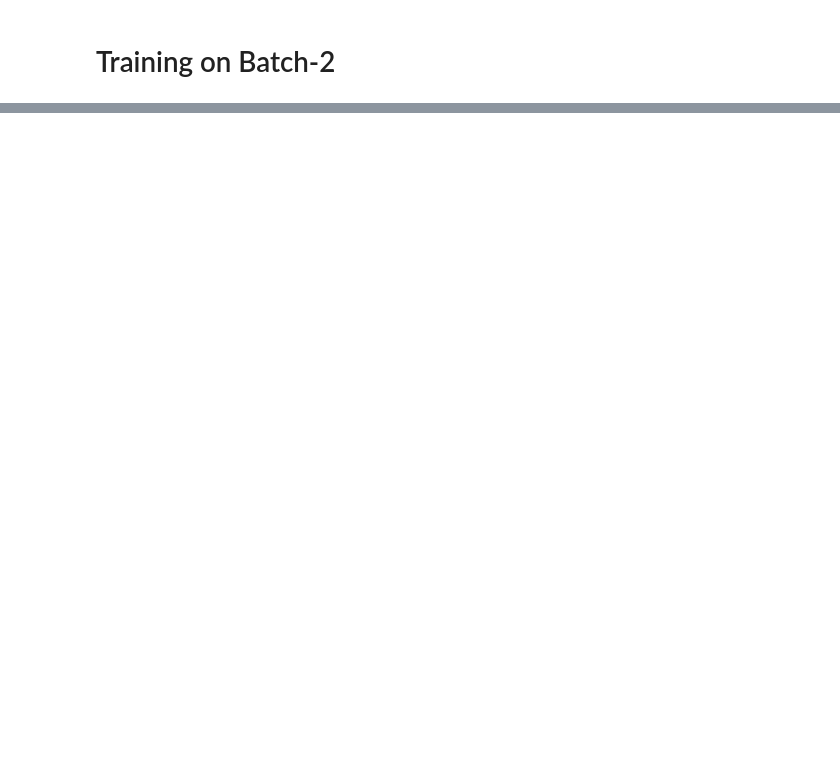
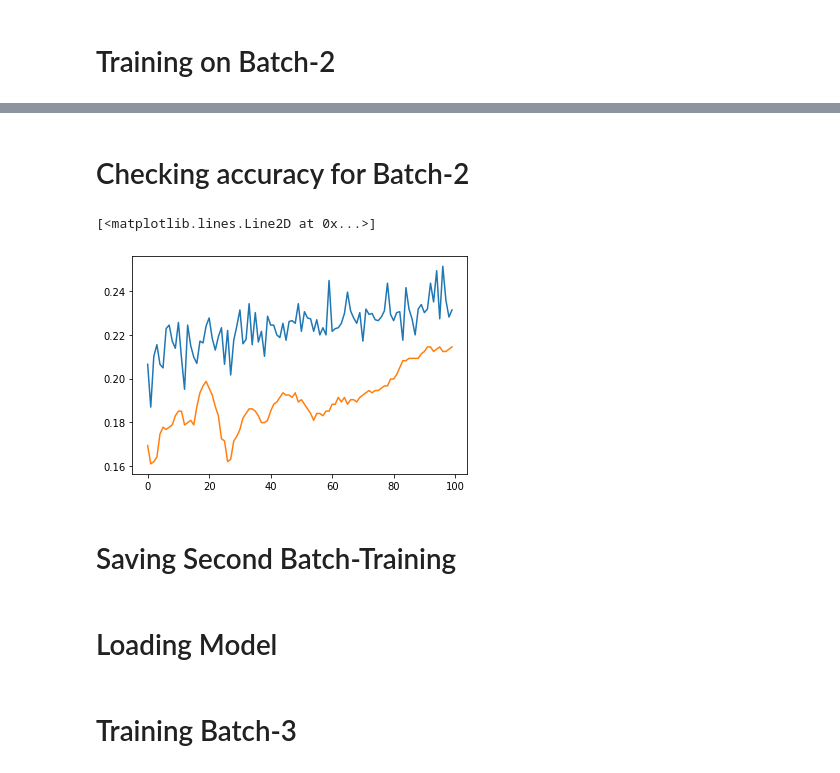
Before and after one commit to ahsansaif47/ids-model, a Jupyter notebook: IDS_Model.ipynb, the cells around one changed output, grey strips where cells are left out. Cells and saved outputs as stored; diff of their text form; code cells hidden in the pictures; blank space fills up the shorter version.

```diff
--- a/IDS_Model.ipynb
+++ b/IDS_Model.ipynb
@@ -814,0 +935,12 @@ Epoch 500/500
+# %% [markdown]
+# Checking accuracy for Batch-2
+# %%
+import keras
+from matplotlib import pyplot as plt
+plt.plot(history.history['acc'])
+plt.plot(history.history['val_acc'])
+# %% [output]
+[<matplotlib.lines.Line2D at 0x...>]
+[figure, added]
+# %% [markdown]
+# Saving Second Batch-Training
@@ -814,0 +950,2 @@ Epoch 500/500
+# %% [markdown]
+# Loading Model
@@ -814,0 +957,2 @@ Epoch 500/500
+# %% [markdown]
+# Training Batch-3
```
Also changed, not shown: parts of 34 cells of this notebook.
